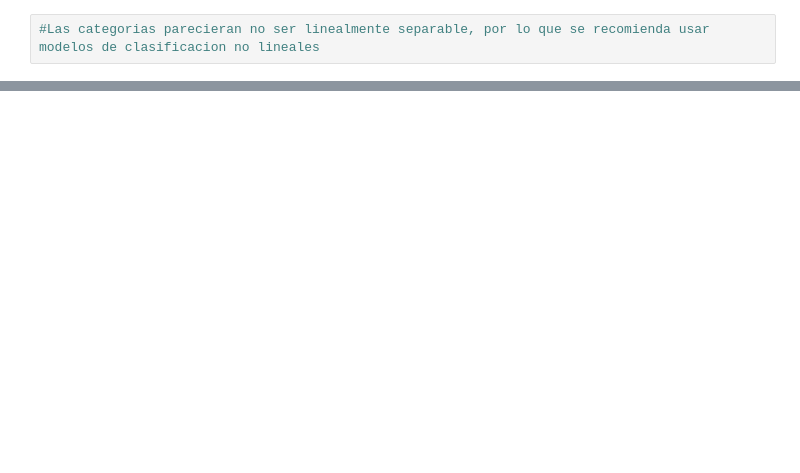
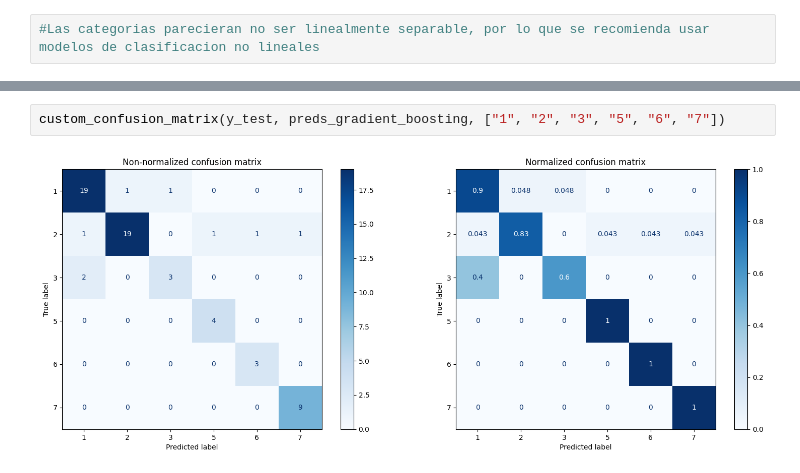
Before and after one commit to gabalvarezmc/MachineLearning_T4, a Jupyter notebook: Trabajo_Final_ML.ipynb, the cells around one changed output, grey strips where cells are left out. Drawn from its saved outputs; the diff is of its cells as text; blank space fills up the shorter version.

```diff
--- a/Trabajo_Final_ML.ipynb
+++ b/Trabajo_Final_ML.ipynb
@@ -181,0 +268,4 @@ from sklearn.ensemble import AdaBoostClassifier
+# %%
+custom_confusion_matrix(y_test, preds_gradient_boosting, ["1", "2", "3", "5", "6", "7"])
+# %% [output]
+[figure, added]
```
Also changed, not shown: parts of 31 cells of this notebook.
